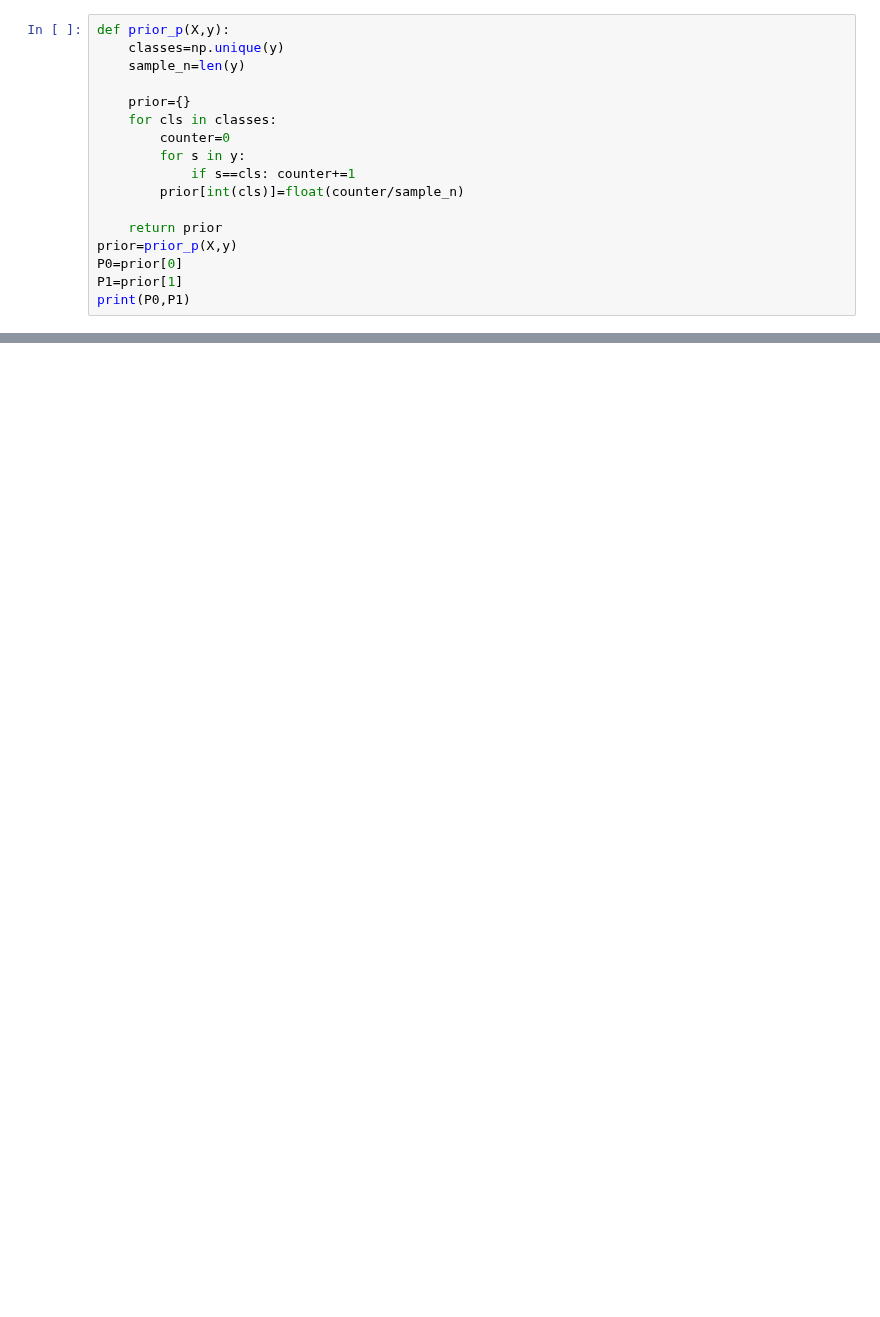
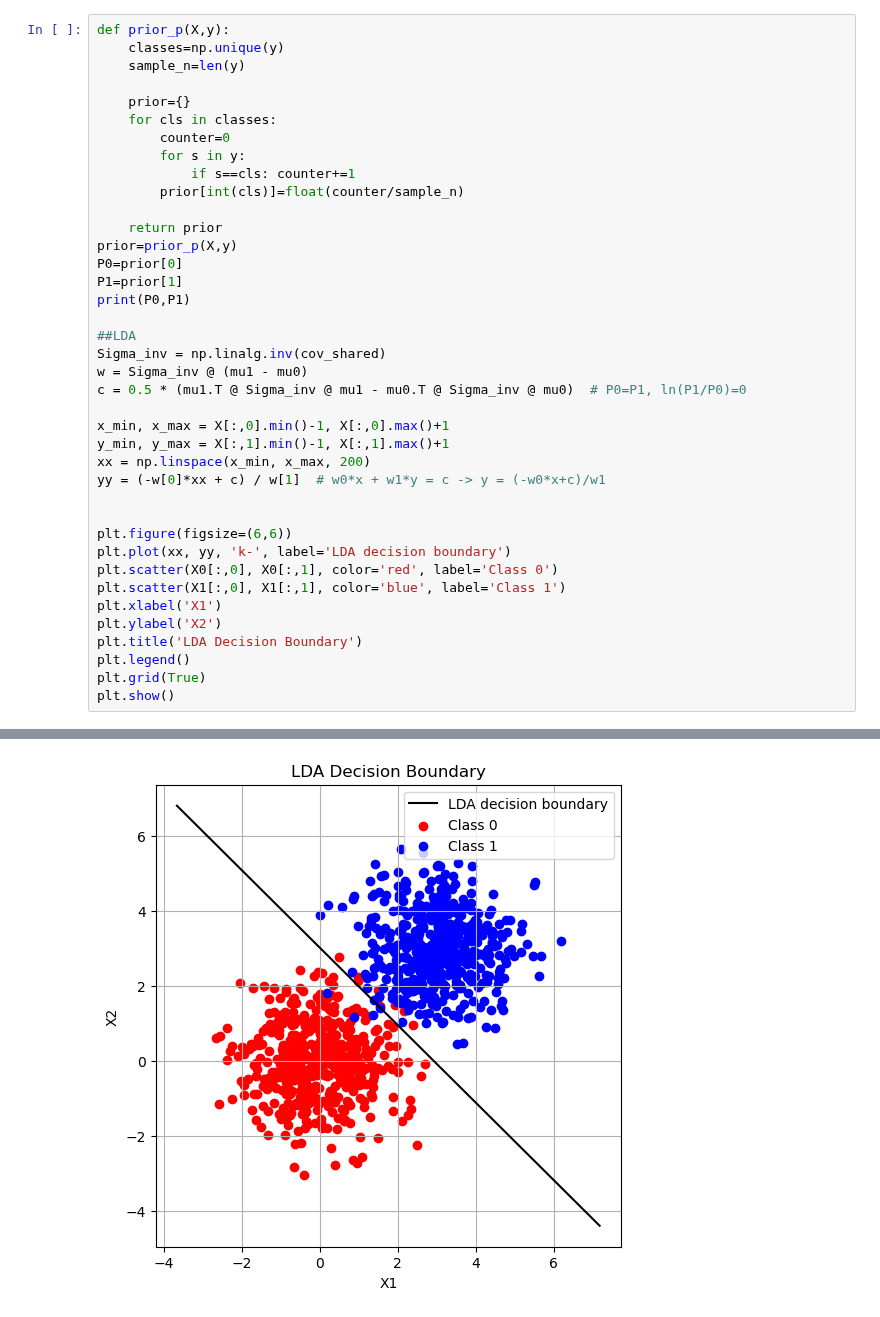
Before and after one commit to yzmyyds/NTU_EE6222, a Jupyter notebook: Labs/Classifier.ipynb, the cells around one changed output, grey strips where cells are left out. Saved outputs shown, nothing was run; the diff lists cells and outputs as text; blank space fills up the shorter version.

```diff
--- a/Labs/Classifier.ipynb
+++ b/Labs/Classifier.ipynb
@@ -28,19 +30,42 @@ print(mu,cov)
 # %%
 def prior_p(X,y):
     classes=np.unique(y)
     sample_n=len(y)
 
     prior={}
     for cls in classes:
         counter=0
         for s in y:
             if s==cls: counter+=1
         prior[int(cls)]=float(counter/sample_n)
 
     return prior
 prior=prior_p(X,y)
 P0=prior[0]
 P1=prior[1]
 print(P0,P1)
+
+##LDA
+Sigma_inv = np.linalg.inv(cov_shared)
+w = Sigma_inv @ (mu1 - mu0)
+c = 0.5 * (mu1.T @ Sigma_inv @ mu1 - mu0.T @ Sigma_inv @ mu0)  # P0=P1, ln(P1/P0)=0
+
+x_min, x_max = X[:,0].min()-1, X[:,0].max()+1
+y_min, y_max = X[:,1].min()-1, X[:,1].max()+1
+xx = np.linspace(x_min, x_max, 200)
+yy = (-w[0]*xx + c) / w[1]  # w0*x + w1*y = c -> y = (-w0*x+c)/w1
+
+
+plt.figure(figsize=(6,6))
+plt.plot(xx, yy, 'k-', label='LDA decision boundary')
+plt.scatter(X0[:,0], X0[:,1], color='red', label='Class 0')
+plt.scatter(X1[:,0], X1[:,1], color='blue', label='Class 1')
+plt.xlabel('X1')
+plt.ylabel('X2')
+plt.title('LDA Decision Boundary')
+plt.legend()
+plt.grid(True)
+plt.show()
 # %% [output]
 0.5 0.5
+[figure, added]
```
Also changed, not shown: parts of 1 cell of this notebook.
